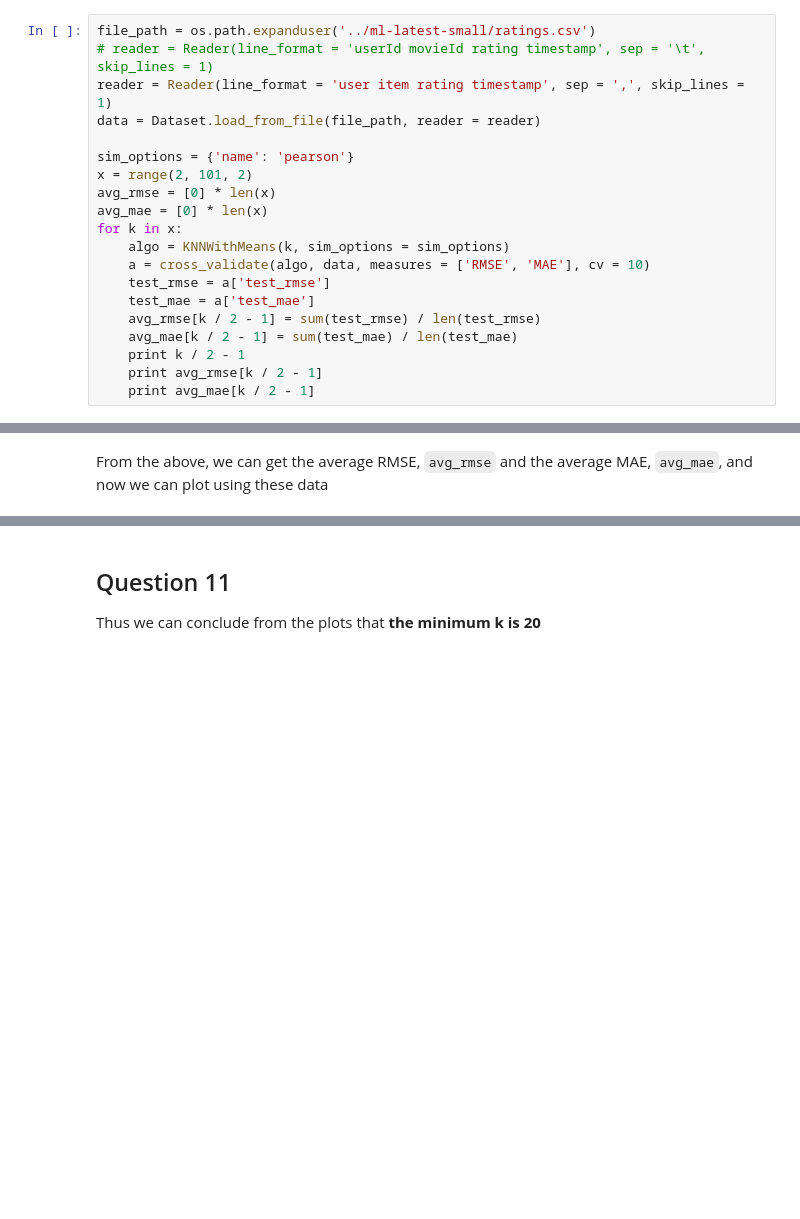
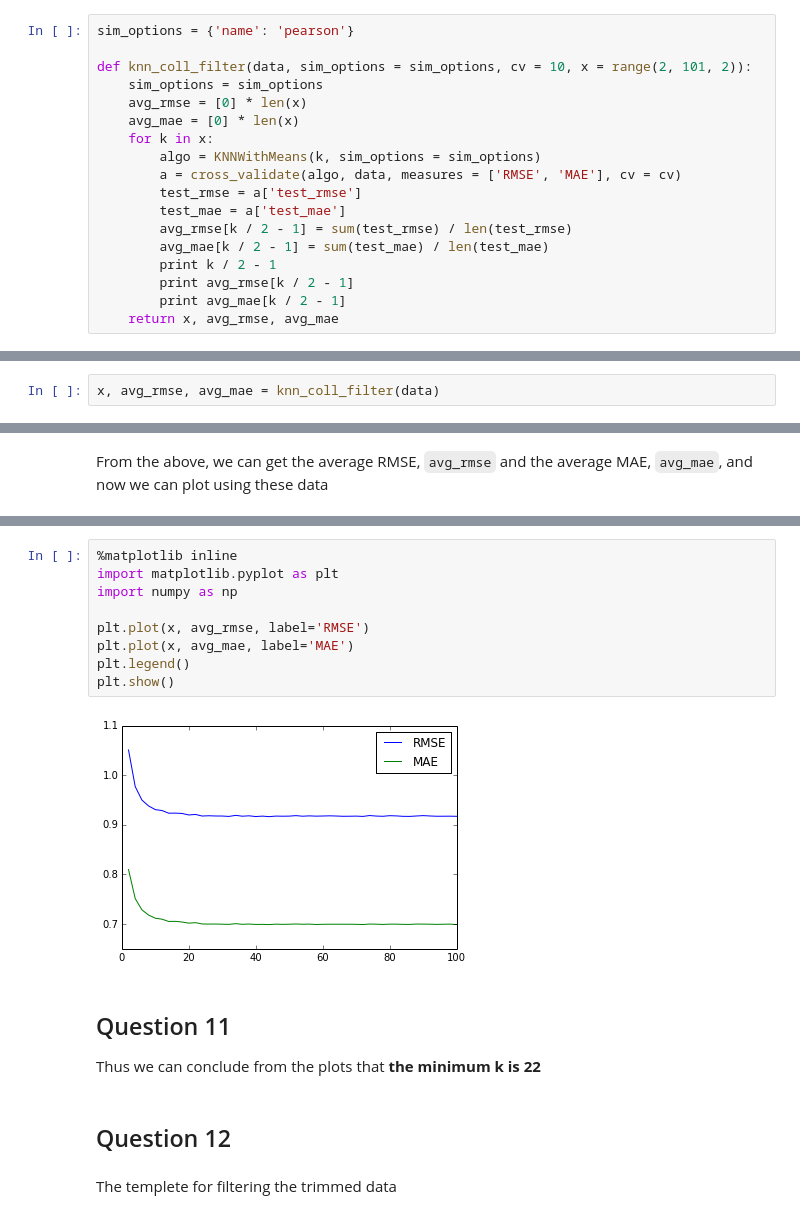
Before and after one commit to HonglanHuang/ee219, a Jupyter notebook: project3/codes/Project 3_Part_2.ipynb, the cells around one changed output, grey strips where cells are left out. Cells and saved outputs as stored; diff of their text form; blank space fills up the shorter version.

```diff
--- a/project3/codes/Project 3_Part_2.ipynb
+++ b/project3/codes/Project 3_Part_2.ipynb
@@ -22,20 +30,18 @@ from surprise import KNNWithMeans
 # %%
-file_path = os.path.expanduser('../ml-latest-small/ratings.csv')
-# reader = Reader(line_format = 'userId movieId rating timestamp', sep = '\t', skip_lines = 1)
-reader = Reader(line_format = 'user item rating timestamp', sep = ',', skip_lines = 1)
-data = Dataset.load_from_file(file_path, reader = reader)
+sim_options = {'name': 'pearson'}
 
-sim_options = {'name': 'pearson'}
-x = range(2, 101, 2)
-avg_rmse = [0] * len(x)
-avg_mae = [0] * len(x)
-for k in x:
-    algo = KNNWithMeans(k, sim_options = sim_options)
-    a = cross_validate(algo, data, measures = ['RMSE', 'MAE'], cv = 10)
-    test_rmse = a['test_rmse']
-    test_mae = a['test_mae']
-    avg_rmse[k / 2 - 1] = sum(test_rmse) / len(test_rmse)
-    avg_mae[k / 2 - 1] = sum(test_mae) / len(test_mae)
-    print k / 2 - 1
-    print avg_rmse[k / 2 - 1]
-    print avg_mae[k / 2 - 1]
+def knn_coll_filter(data, sim_options = sim_options, cv = 10, x = range(2, 101, 2)):
+    sim_options = sim_options
+    avg_rmse = [0] * len(x)
+    avg_mae = [0] * len(x)
+    for k in x:
+        algo = KNNWithMeans(k, sim_options = sim_options)
+        a = cross_validate(algo, data, measures = ['RMSE', 'MAE'], cv = cv)
+        test_rmse = a['test_rmse']
+        test_mae = a['test_mae']
+        avg_rmse[k / 2 - 1] = sum(test_rmse) / len(test_rmse)
+        avg_mae[k / 2 - 1] = sum(test_mae) / len(test_mae)
+        print k / 2 - 1
+        print avg_rmse[k / 2 - 1]
+        print avg_mae[k / 2 - 1]
+    return x, avg_rmse, avg_mae
@@ -59,0 +50,2 @@ Done computing similarity matrix.
+# %%
+x, avg_rmse, avg_mae = knn_coll_filter(data)
@@ -82,4 +72,20 @@ plot_histogram(x, avg_mae, 0.2)
+# %%
+%matplotlib inline
+import matplotlib.pyplot as plt
+import numpy as np
+
+plt.plot(x, avg_rmse, label='RMSE')
+plt.plot(x, avg_mae, label='MAE')
+plt.legend()
+plt.show()
+# %% [output]
+[figure, added]
 # %% [markdown]
 Question 11
 ---
-Thus we can conclude from the plots that **the minimum k is 20**
+Thus we can conclude from the plots that **the minimum k is 22**
+# %% [markdown]
+Question 12
+---
+# %% [markdown]
+The templete for filtering the trimmed data
```
Also changed, not shown: parts of 23 cells of this notebook.
